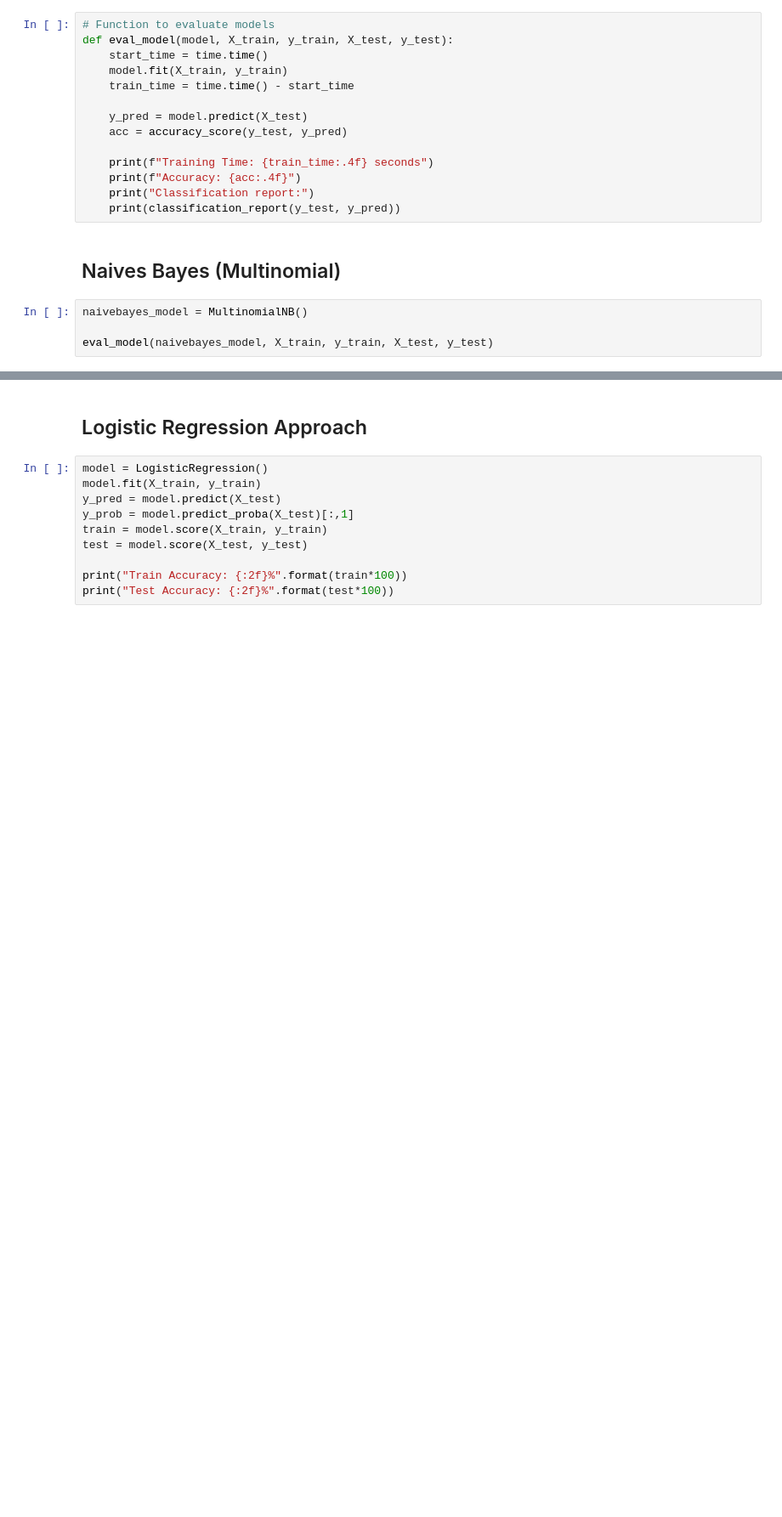
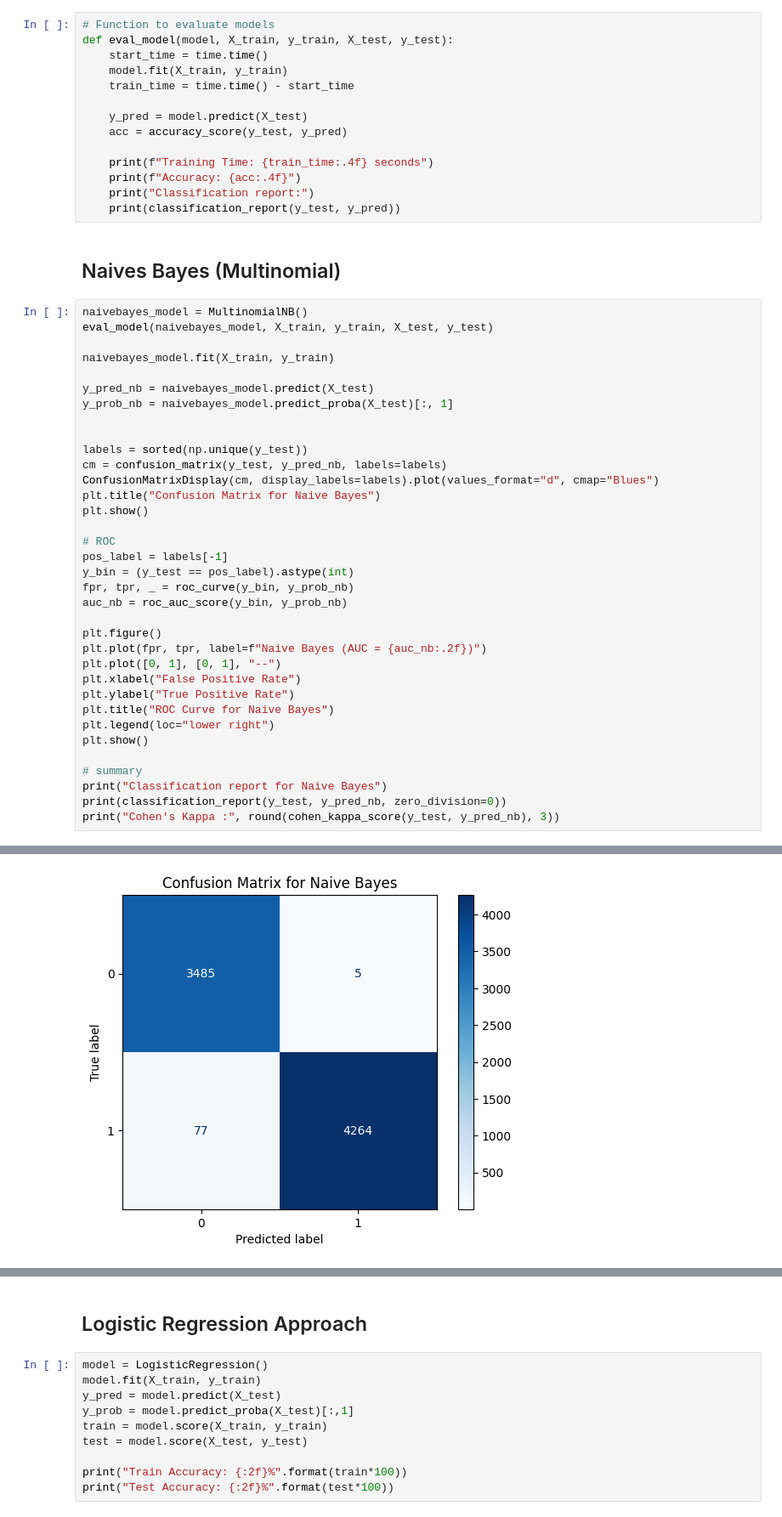
Before and after one commit to devKomori/machine-learning-fraud-analysis, a Jupyter notebook: final_project.ipynb, the cells around one changed output, grey strips where cells are left out. Shown at 85% size. Cells and saved outputs as stored; diff of their text form; blank space fills up the shorter version.

```diff
--- a/final_project.ipynb
+++ b/final_project.ipynb
@@ -201,6 +201,37 @@ def eval_model(model, X_train, y_train, X_test, y_test):
 ## Naives Bayes (Multinomial)
 # %%
 naivebayes_model = MultinomialNB()
+eval_model(naivebayes_model, X_train, y_train, X_test, y_test)
 
-eval_model(naivebayes_model, X_train, y_train, X_test, y_test)
+naivebayes_model.fit(X_train, y_train)
+
+y_pred_nb = naivebayes_model.predict(X_test)
+y_prob_nb = naivebayes_model.predict_proba(X_test)[:, 1]
+
+
+labels = sorted(np.unique(y_test))
+cm = confusion_matrix(y_test, y_pred_nb, labels=labels)
+ConfusionMatrixDisplay(cm, display_labels=labels).plot(values_format="d", cmap="Blues")
+plt.title("Confusion Matrix for Naive Bayes")
+plt.show()
+
+# ROC
+pos_label = labels[-1]
+y_bin = (y_test == pos_label).astype(int)
+fpr, tpr, _ = roc_curve(y_bin, y_prob_nb)
+auc_nb = roc_auc_score(y_bin, y_prob_nb)
+
+plt.figure()
+plt.plot(fpr, tpr, label=f"Naive Bayes (AUC = {auc_nb:.2f})")
+plt.plot([0, 1], [0, 1], "--")
+plt.xlabel("False Positive Rate")
+plt.ylabel("True Positive Rate")
+plt.title("ROC Curve for Naive Bayes")
+plt.legend(loc="lower right")
+plt.show()
+
+# summary
+print("Classification report for Naive Bayes")
+print(classification_report(y_test, y_pred_nb, zero_division=0))
+print("Cohen's Kappa :", round(cohen_kappa_score(y_test, y_pred_nb), 3))
 # %% [output]
@@ -208,10 +239,11 @@ Training Time: 0.0224 seconds
 Accuracy: 0.9895
 Classification report:
               precision    recall  f1-score   support
 
            0       0.98      1.00      0.99      3490
            1       1.00      0.98      0.99      4341
 
     accuracy                           0.99      7831
    macro avg       0.99      0.99      0.99      7831
 weighted avg       0.99      0.99      0.99      7831
+[figure, added]
```
Also changed, not shown: parts of 8 cells of this notebook.
